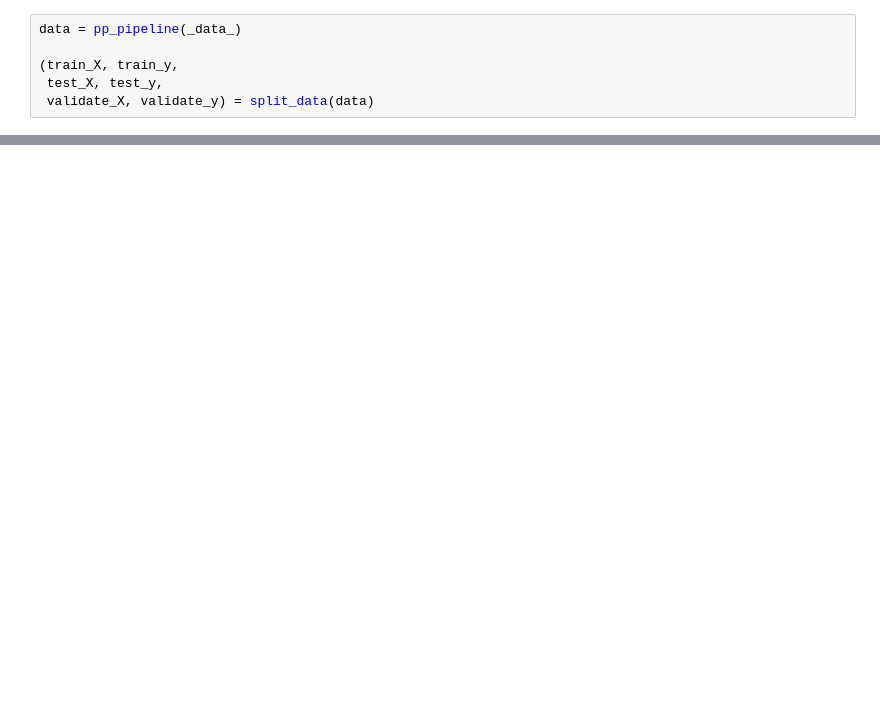
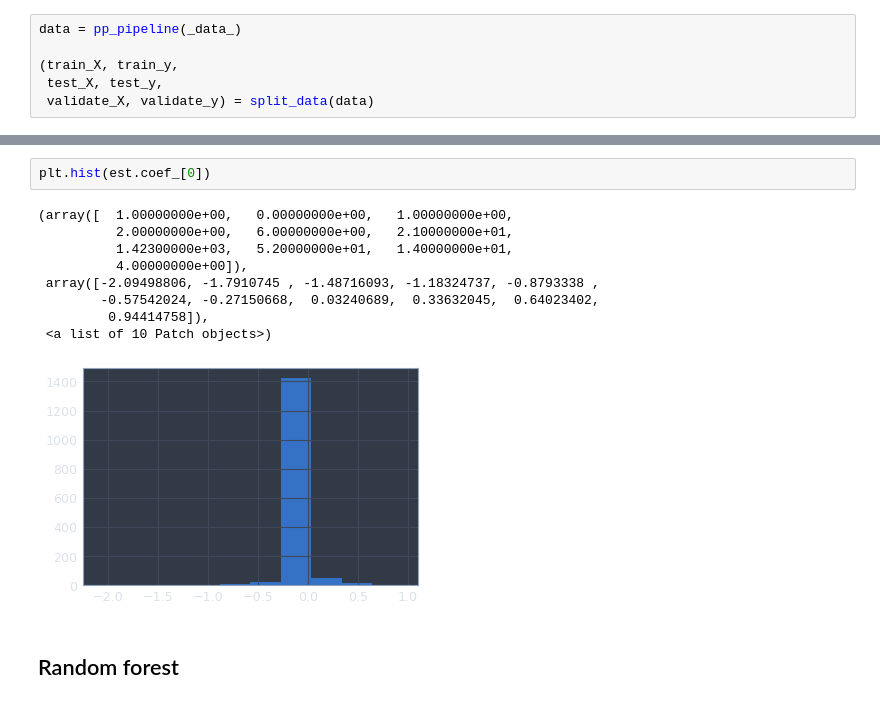
Before and after one commit to yurijvolkov/insilico, a Jupyter notebook: Main.ipynb, the cells around one changed output, grey strips where cells are left out. Saved outputs shown, nothing was run; the diff lists cells and outputs as text; blank space fills up the shorter version.

```diff
--- a/Main.ipynb
+++ b/Main.ipynb
@@ -272,0 +275,14 @@ plt.hist(dfs.get_features_weights())
+# %%
+plt.hist(est.coef_[0])
+# %% [output]
+(array([  1.00000000e+00,   0.00000000e+00,   1.00000000e+00,
+          2.00000000e+00,   6.00000000e+00,   2.10000000e+01,
+          1.42300000e+03,   5.20000000e+01,   1.40000000e+01,
+          4.00000000e+00]),
+ array([-2.09498806, -1.7910745 , -1.48716093, -1.18324737, -0.8793338 ,
+        -0.57542024, -0.27150668,  0.03240689,  0.33632045,  0.64023402,
+         0.94414758]),
+ <a list of 10 Patch objects>)
+[figure, added]
+# %% [markdown]
+## Random forest
```
Also changed, not shown: parts of 14 cells of this notebook.
